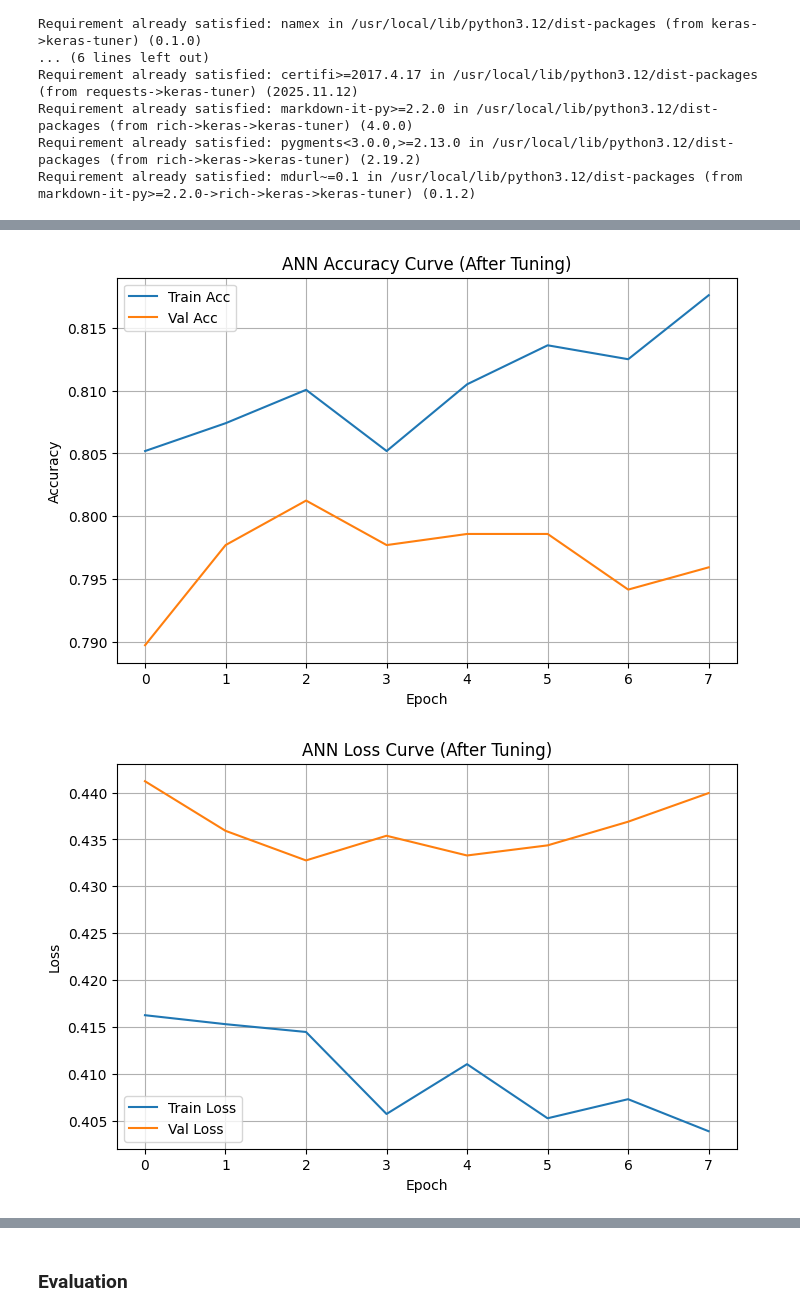
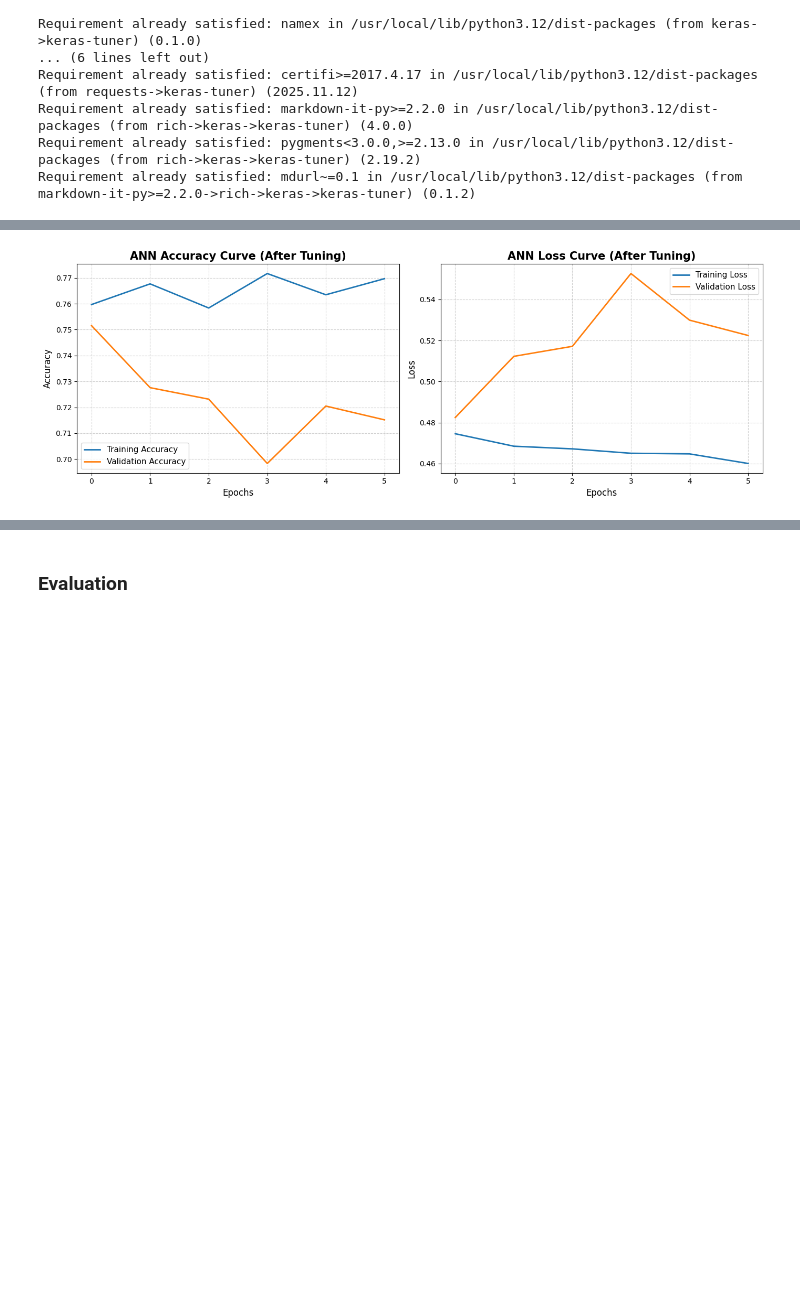
Before and after one commit to meleeshagamage/CourseWork_ML, a Jupyter notebook: ML_CW.ipynb, the cells around one changed output, grey strips where cells are left out. Saved outputs shown, nothing was run; the diff lists cells and outputs as text; code cells hidden in the pictures; blank space fills up the shorter version.

```diff
--- a/ML_CW.ipynb
+++ b/ML_CW.ipynb
@@ -614,8 +714,5 @@ Reloading Tuner from keras_tuner_dir/nn_churn/tuner0.json
 # %%
-best_model = tuner.get_best_models(num_models=1)[0]
-best_hyperparams = tuner.get_best_hyperparameters(1)[0]
-print("\nBest Hyperparameters:", best_hyperparams.values)
-
-
-best_model.compile(optimizer='adam', loss='binary_crossentropy', metrics=['accuracy'])
+best_model = tuner.get_best_models(1)[0]
+best_hp = tuner.get_best_hyperparameters(1)[0]
+print("Best hyperparameters:", best_hp.values)
 # %% [output]
@@ -628,7 +725,7 @@ history_best = best_model.fit(
     epochs=50,
     batch_size=32,
     callbacks=[es],
-    verbose=1
-)
+    class_weight=class_weights,
+    verbose=1,)
 # %% [output]
 Epoch 1/50
@@ -656,19 +748,28 @@ y_pred_best = (y_pred_prob_best >= 0.5).astype(int)
 # %%
-# Plots for tuned model
-plt.figure(figsize=(8,5))
-plt.plot(history_best.history['accuracy'], label='Train Acc')
-plt.plot(history_best.history['val_accuracy'], label='Val Acc')
-plt.title("ANN Accuracy Curve (After Tuning)")
-plt.xlabel("Epoch"); plt.ylabel("Accuracy")
-plt.legend(); plt.grid(True); plt.show()
+plt.figure(figsize=(14,5))
 
-plt.figure(figsize=(8,5))
-plt.plot(history_best.history['loss'], label='Train Loss')
-plt.plot(history_best.history['val_loss'], label='Val Loss')
-plt.title("ANN Loss Curve (After Tuning)")
-plt.xlabel("Epoch"); plt.ylabel("Loss")
-plt.legend(); plt.grid(True); plt.show()
+#  Accuracy Subplot
+plt.subplot(1, 2, 1)
+plt.plot(history_best.history['accuracy'], label='Training Accuracy', linewidth=2)
+plt.plot(history_best.history['val_accuracy'], label='Validation Accuracy', linewidth=2)
+plt.title("ANN Accuracy Curve (After Tuning)", fontsize=15, fontweight='bold')
+plt.xlabel("Epochs", fontsize=12)
+plt.ylabel("Accuracy", fontsize=12)
+plt.legend(fontsize=11)
+plt.grid(True, linestyle='--', alpha=0.6)
+
+#  Loss Subplot
+plt.subplot(1, 2, 2)
+plt.plot(history_best.history['loss'], label='Training Loss', linewidth=2)
+plt.plot(history_best.history['val_loss'], label='Validation Loss', linewidth=2)
+plt.title("ANN Loss Curve (After Tuning)", fontsize=15, fontweight='bold')
+plt.xlabel("Epochs", fontsize=12)
+plt.ylabel("Loss", fontsize=12)
+plt.legend(fontsize=11)
+plt.grid(True, linestyle='--', alpha=0.6)
+
+plt.tight_layout()
+plt.show()
 # %% [output]
-[figure, old version]
+[figure, new version]
-[figure, removed]
 # %%
```
Also changed, not shown: parts of 17 cells of this notebook.
